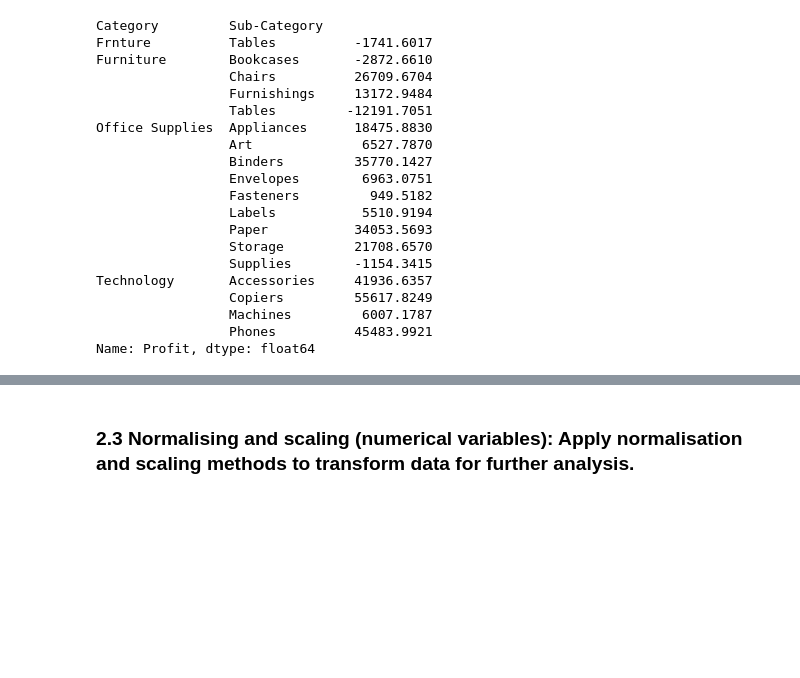
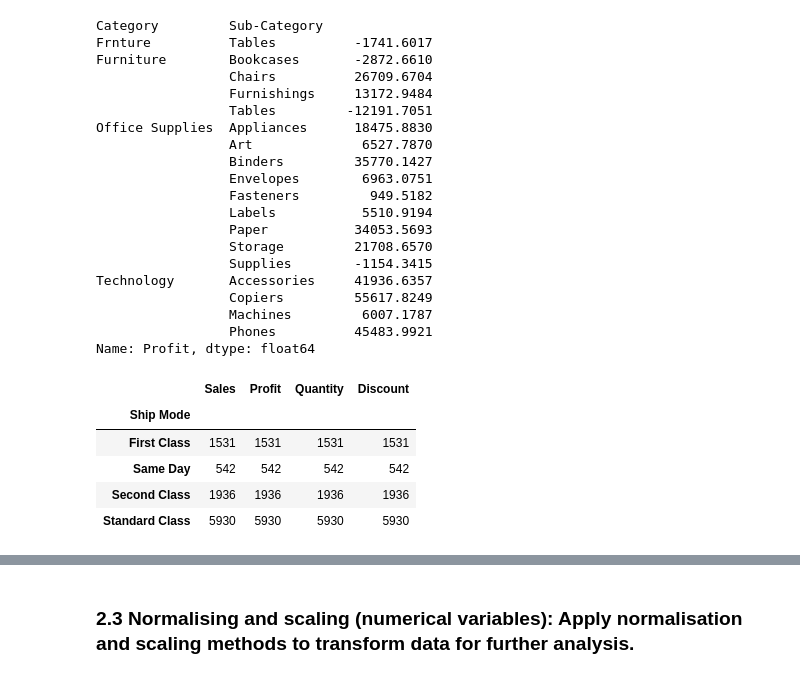
Before and after one commit to engmohamedsalah/AIMaster-Training, a Jupyter notebook: Building_an_AI_based_Application.ipynb, the cells around one changed output, grey strips where cells are left out. Saved outputs shown, nothing was run; the diff lists cells and outputs as text; code cells hidden in the pictures; blank space fills up the shorter version.

```diff
--- a/Building_an_AI_based_Application.ipynb
+++ b/Building_an_AI_based_Application.ipynb
@@ -576,3 +604,14 @@ Technology       Accessories     41936.6357
                  Machines         6007.1787
                  Phones          45483.9921
 Name: Profit, dtype: float64
+# %%
+#group by ship mode with respect to profit and sales
+
+df_super_store.groupby('Ship Mode')[['Sales', 'Profit', 'Quantity','Discount']].count()
+# %% [output]
+|  | Sales | Profit | Quantity | Discount |
+| Ship Mode |  |  |  |  |
+| First Class | 1531 | 1531 | 1531 | 1531 |
+| Same Day | 542 | 542 | 542 | 542 |
+| Second Class | 1936 | 1936 | 1936 | 1936 |
+| Standard Class | 5930 | 5930 | 5930 | 5930 |
```
Also changed, not shown: parts of 16 cells of this notebook.
